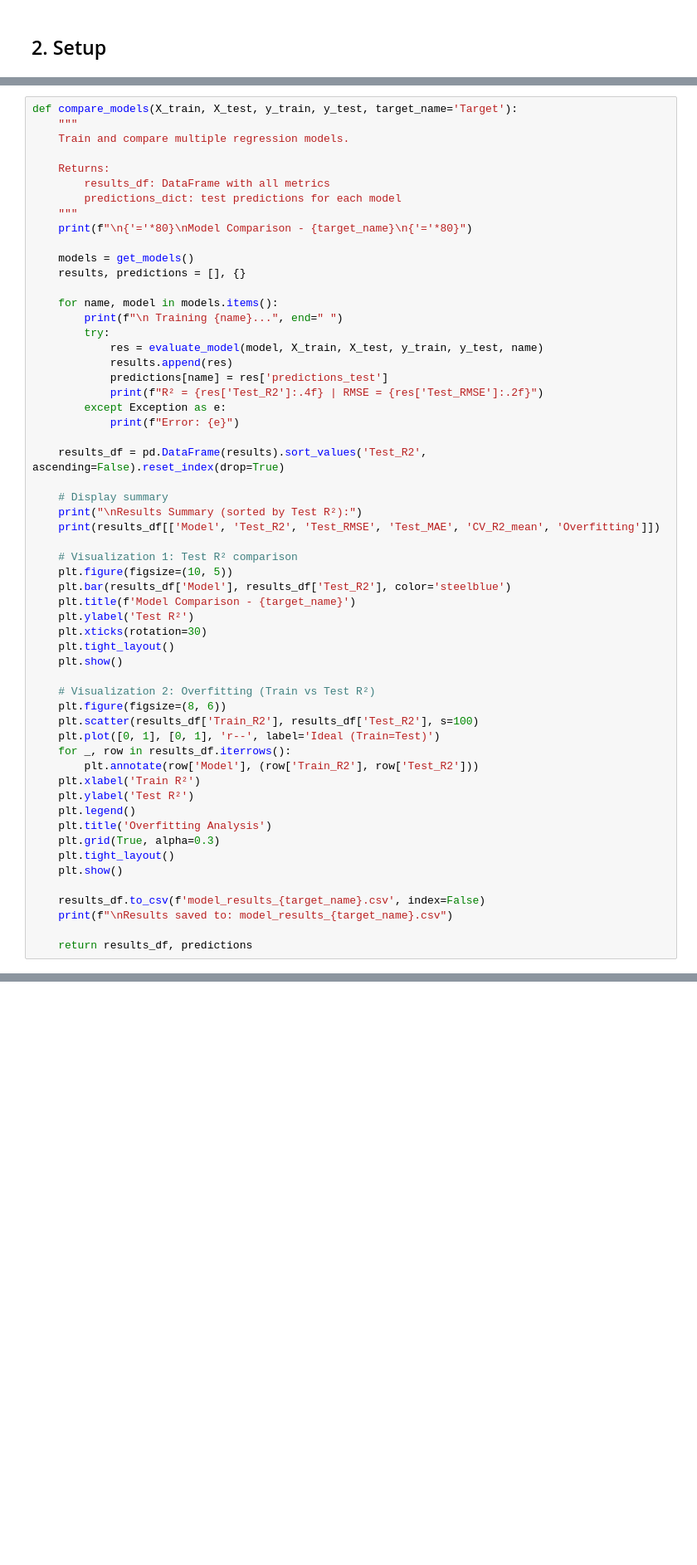
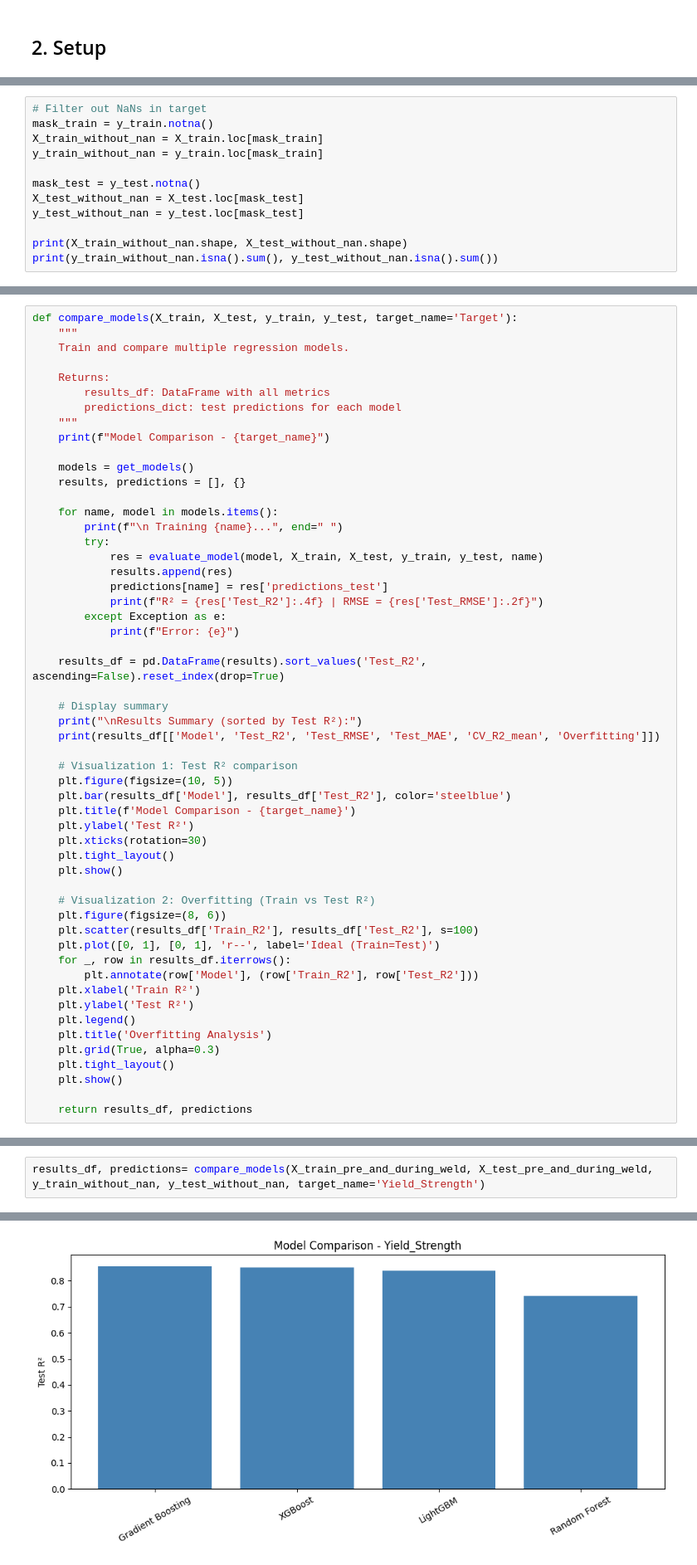
Before and after one commit to KarinaMusina44/weld-quality-prediction, a Jupyter notebook: Model-training.ipynb, the cells around one changed output, grey strips where cells are left out. Shown at 83% size. Cells and saved outputs as stored; diff of their text form; blank space fills up the shorter version.

```diff
--- a/Model-training.ipynb
+++ b/Model-training.ipynb
@@ -35,0 +49,12 @@ X_train, X_test, y_train, y_test, feature_names = full_preprocessing("data/weldi
+# %%
+# Filter out NaNs in target
+mask_train = y_train.notna()
+X_train_without_nan = X_train.loc[mask_train]
+y_train_without_nan = y_train.loc[mask_train]
+
+mask_test = y_test.notna()
+X_test_without_nan = X_test.loc[mask_test]
+y_test_without_nan = y_test.loc[mask_test]
+
+print(X_train_without_nan.shape, X_test_without_nan.shape)
+print(y_train_without_nan.isna().sum(), y_test_without_nan.isna().sum())
@@ -113,7 +143,7 @@ def compare_models(X_train, X_test, y_train, y_test, target_name='Target'):
         results_df: DataFrame with all metrics
         predictions_dict: test predictions for each model
     """
-    print(f"\n{'='*80}\nModel Comparison - {target_name}\n{'='*80}")
+    print(f"Model Comparison - {target_name}")
 
     models = get_models()
     results, predictions = [], {}
@@ -157,7 +187,4 @@ def compare_models(X_train, X_test, y_train, y_test, target_name='Target'):
     plt.tight_layout()
     plt.show()
 
-    results_df.to_csv(f'model_results_{target_name}.csv', index=False)
-    print(f"\nResults saved to: model_results_{target_name}.csv")
-
     return results_df, predictions
@@ -201,0 +302,3 @@ plt.show()
+# %%
+results_df, predictions= compare_models(X_train_pre_and_during_weld, X_test_pre_and_during_weld, y_train_without_nan, y_test_without_nan, target_name='Yield_Strength')
+# %% [output]
@@ -201,0 +321 @@ plt.show()
+[figure, added]
```
Also changed, not shown: parts of 27 cells of this notebook.
